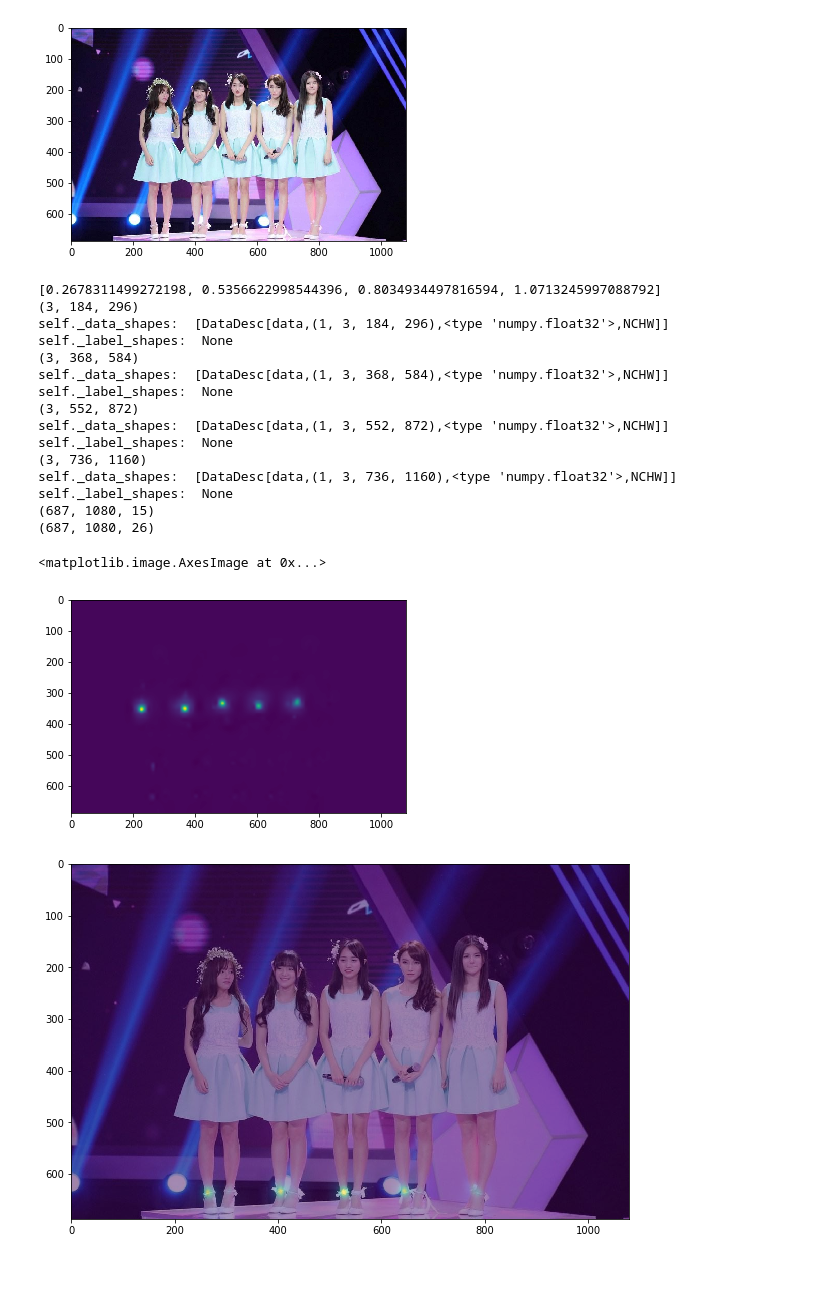
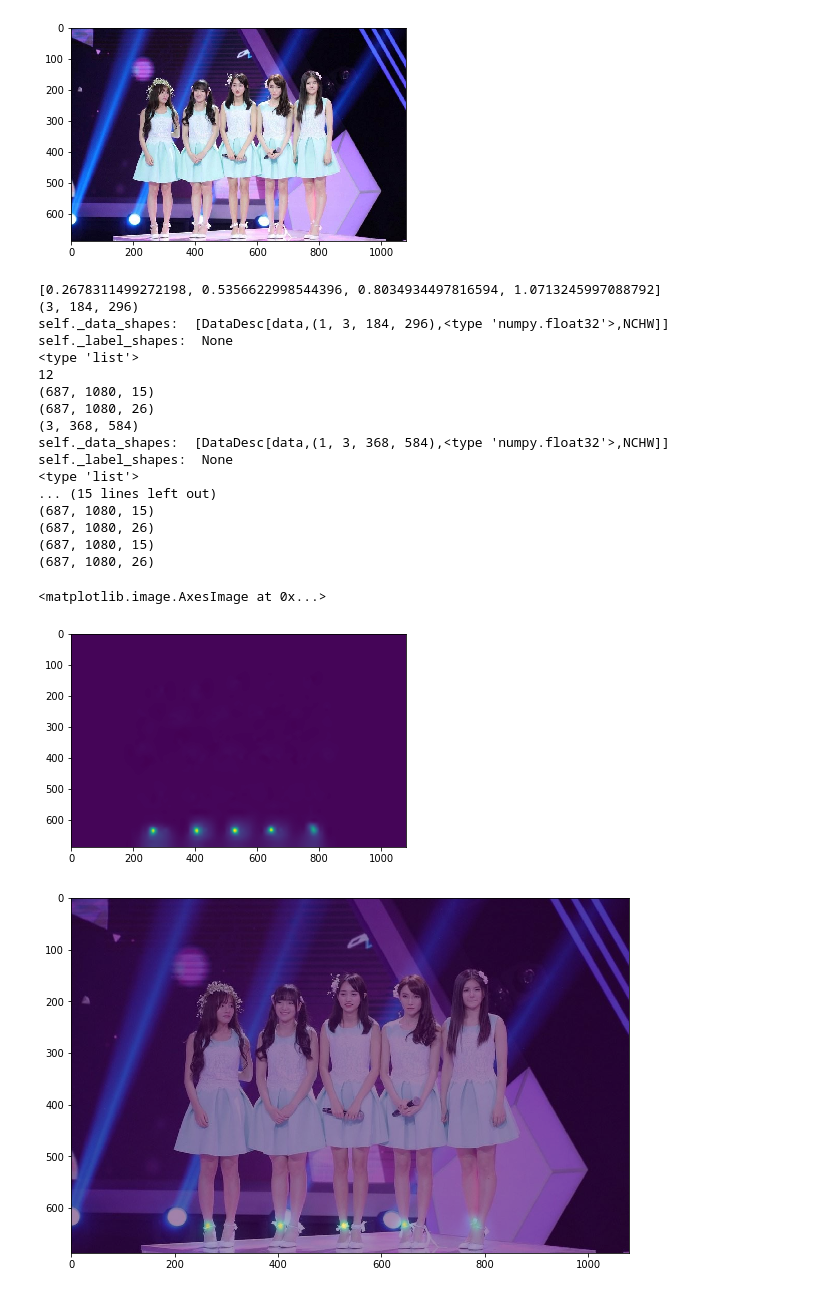
Before and after one commit to PoseAIChallenger/mxnet_pose_for_AI_challenger, a Jupyter notebook: evaluation_Pose_testImage_easy.ipynb, the cells around one changed output. Saved outputs shown, nothing was run; the diff lists cells and outputs as text; code cells hidden in the pictures.

Commit message:
fix bug in evaluation, inference should be the last layer paf and heatmap

```diff
--- a/evaluation_Pose_testImage_easy.ipynb
+++ b/evaluation_Pose_testImage_easy.ipynb
@@ -47,7 +47,7 @@ plt.imshow(cimage[:, :, [2,1,0]])
 [figure]
 # %%
 output_prefix='testConfigModel'
-sym, arg_params, aux_params = mx.model.load_checkpoint(output_prefix, 44)
+sym, arg_params, aux_params = mx.model.load_checkpoint(output_prefix, 55)
 # %%
 csym = CPMModel_test()
 # %%
@@ -96,18 +96,25 @@ def applyDNN(oriImg, images, sym1, arg_params1, aux_params1):
     #print 'forward'
     result = cmodel.get_outputs()
 
-    heatmap = np.moveaxis(result[1].asnumpy()[0], 0, -1)
+    print(type(result))
+    print(len(result))
+
+
+    #heatmap = np.moveaxis(result[1].asnumpy()[0], 0, -1)
+    # heatmap = np.moveaxis(result[0].asnumpy()[0], 0, 1)
+    heatmap = np.moveaxis(result[11].asnumpy()[0], 0, -1)
     heatmap = cv.resize(heatmap, (0,0), fx=8, fy=8, interpolation=cv.INTER_CUBIC)
     heatmap = heatmap[:imageToTest_padded.shape[0]-pad[2], :imageToTest_padded.shape[1]-pad[3], :]
     heatmap = cv.resize(heatmap, (oriImg.shape[1], oriImg.shape[0]), interpolation=cv.INTER_CUBIC)
 
-    pagmap = np.moveaxis(result[0].asnumpy()[0], 0, -1)
+    # pagmap = np.moveaxis(result[0].asnumpy()[0], 0, -1)
+    pagmap = np.moveaxis(result[10].asnumpy()[0], 0, -1)
     pagmap = cv.resize(pagmap, (0,0), fx=8, fy=8, interpolation=cv.INTER_CUBIC)
     pagmap = pagmap[:imageToTest_padded.shape[0]-pad[2], :imageToTest_padded.shape[1]-pad[3], :]
     pagmap = cv.resize(pagmap, (oriImg.shape[1], oriImg.shape[0]), interpolation=cv.INTER_CUBIC)
 
-    # print heatmap.shape
-    # print pagmap.shape
+    print heatmap.shape
+    print pagmap.shape
     return heatmap, pagmap
 
 def applyModel(oriImg, param, sym, arg_params, aux_params):
@@ -251,22 +258,24 @@ print paf_avg.shape
 (3, 184, 296)
 self._data_shapes:  [DataDesc[data,(1, 3, 184, 296),<type 'numpy.float32'>,NCHW]]
 self._label_shapes:  None
+<type 'list'>
+12
+(687, 1080, 15)
+(687, 1080, 26)
 (3, 368, 584)
 self._data_shapes:  [DataDesc[data,(1, 3, 368, 584),<type 'numpy.float32'>,NCHW]]
 self._label_shapes:  None
-(3, 552, 872)
-self._data_shapes:  [DataDesc[data,(1, 3, 552, 872),<type 'numpy.float32'>,NCHW]]
-self._label_shapes:  None
-(3, 736, 1160)
-self._data_shapes:  [DataDesc[data,(1, 3, 736, 1160),<type 'numpy.float32'>,NCHW]]
-self._label_shapes:  None
+<type 'list'>
+... (15 lines left out)
 (687, 1080, 15)
 (687, 1080, 26)
+(687, 1080, 15)
+(687, 1080, 26)
 # %%
-plt.imshow(heatmap_avg[:, :, 1])
+plt.imshow(heatmap_avg[:, :, 8])
 # %% [output]
 <matplotlib.image.AxesImage at 0x...>
-[figure, old version]
+[figure, new version]
 # %%
 # 1/右肩	2/右肘	3/右腕	4/左肩	5/左肘
 # 6/左腕	7/右髋	8/右膝	9/右踝	10/左髋
```
Also changed, not shown: parts of 7 cells of this notebook, 1 other file.
